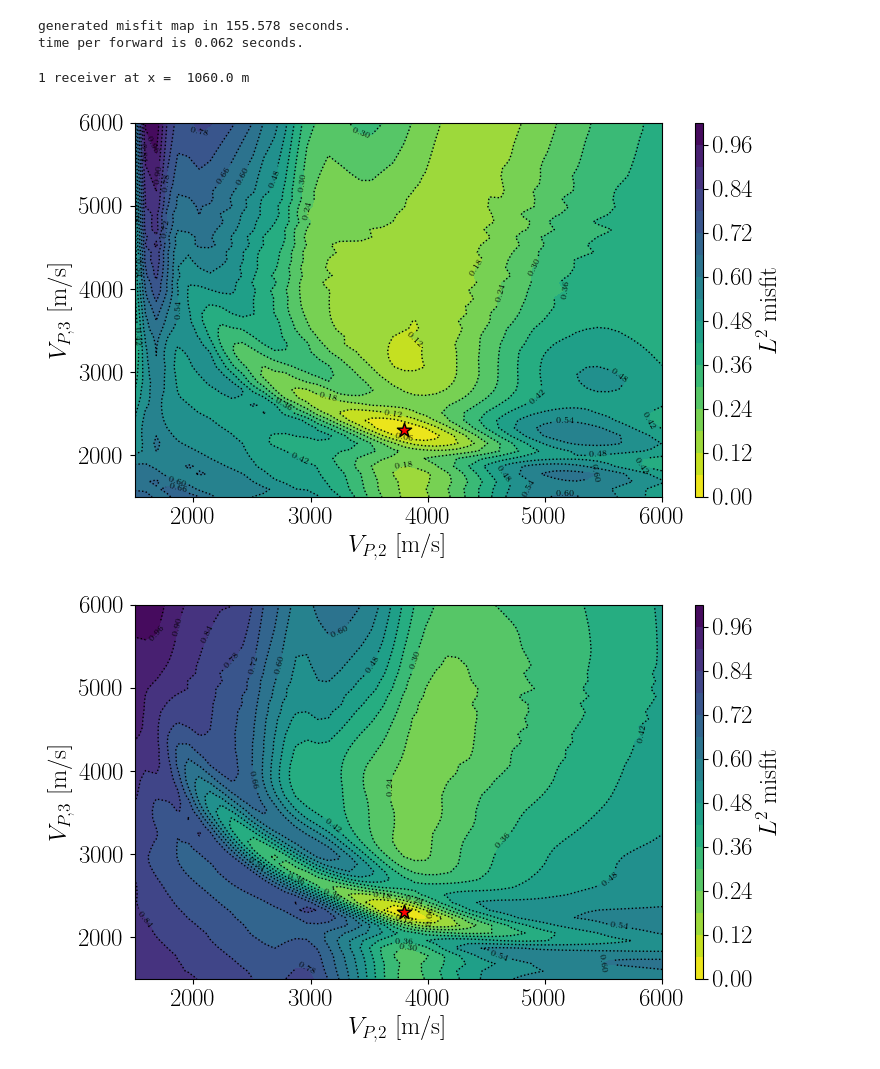
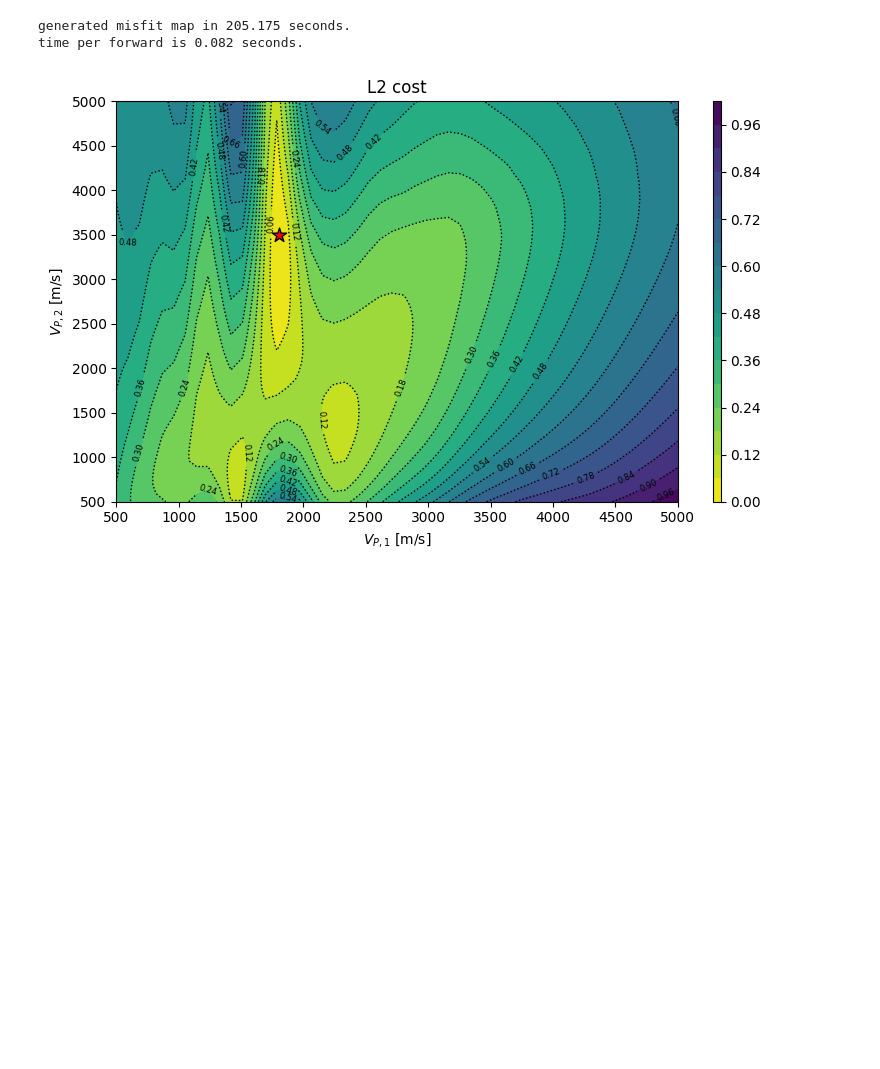
Before and after one commit to pmarchne/reflectivity-acoustic, a Jupyter notebook: notebooks/L2_cost.ipynb, the cells around one changed output. Cells and saved outputs as stored; diff of their text form; code cells hidden in the pictures; blank space fills up the shorter version.

Commit message:
L2 cost demo notebook

```diff
--- a/notebooks/L2_cost.ipynb
+++ b/notebooks/L2_cost.ipynb
@@ -33 +20,6 @@ r : rank-2 array('G') with bounds (nw,nkq)
+# %%
+config = Config(n_receivers=16, x_min=0., x_max=1500.,
+                   z_rec=75., z_src=70., x_src=50., nq_prop=128, f0=10.,
+                   total_time=1.024, delay=0.15, epsilon=1.5, free_surface=False, nfft_pad_factor=4)
+param, acq = build_problem(config)
 # %%
@@ -160,80 +52,28 @@ print("misfit noisy = ", L2_Err_noise)'''
 # %%
-vp_min, vp_max, npts = 1500, 6000, 50
-vp_min2, vp_max2 = 1500, 6000
-
-#vp0, vp1, vp2 = 1900., 2800., 4200.
+vp_min, vp_max, npts = 500, 5000, 50
+vp_min2, vp_max2 = 500, 5000
 
 x_vals = np.linspace(vp_min, vp_max, npts)
 y_vals = np.linspace(vp_min2, vp_max2, npts)
 xgrid, ygrid = np.meshgrid(x_vals, y_vals, indexing='ij')
 COST = np.empty_like(xgrid)
-COST1 = np.empty_like(xgrid)
-COST2 = np.empty_like(xgrid)
-COST4 = np.empty_like(xgrid)
-COST5 = np.empty_like(xgrid)
-COST5_bis = np.empty_like(xgrid)
-COST10 = np.empty_like(xgrid)
 
 start_time = time.time()
 for i in range(npts):
     for j in range(npts):
         point = np.array([xgrid[i, j], ygrid[i, j]])
-        VP = np.array([vps[0], vps[1], point[0], point[1], vps[4]])
-        #VP = np.array([vps[0], point[0], point[1], vps[3], vps[4]])
-        #VP = np.array([vps[0], vps[1], vps[2], point[0], point[1]])
+        VP = np.array([vps[0], vps[1], point[0], point[1]])
         layers = update_from_arrays(layers, vps=VP)
-        dcal = forward(layers, acq, param, free_surface=fs, nq_prop=nquad)
-        COST[i,j] = l2_misfit(dcal, d_obs, std_noise=std_noise)
-        COST1[i,j] = l2_misfit_nobs(dcal, d_obs, ind_obs=[6])
-        #COST2[i,j] = l2_misfit_nobs(dcal, d_obs, ind_obs=[12, 24])
-        #COST4[i,j] = l2_misfit_nobs(dcal, d_obs, ind_obs=[9, 15, 21, 27])
-        #COST5[i,j] = l2_misfit_nobs(dcal, d_obs, ind_obs=[0, 6, 12, 18, 24, 30])
-        #COST5_bis[i,j] = l2_misfit_nobs(dcal, d_obs, ind_obs=[15, 16, 17, 18, 19])
-        #COST10[i,j] = l2_misfit_nobs(dcal, d_obs, ind_obs=[0, 3, 6, 9, 12, 15, 18, 21, 24, 27, 30])
+        d_cal, _ = forward(layers, config, timing=False)
+        COST[i,j] = l2_misfit(d_cal, d_obs)
 
 elapsed_time = time.time() - start_time
 print(f"generated misfit map in {elapsed_time:.3f} seconds.")
 print(f"time per forward is {elapsed_time/(npts*npts):.3f} seconds.")
 # %% [output]
-generated misfit map in 155.578 seconds.
-time per forward is 0.062 seconds.
+generated misfit map in 205.175 seconds.
+time per forward is 0.082 seconds.
-# %%
-def create_plot(X, Y, Z):
-    plt.figure(figsize=(8, 5))
-    maxZ = np.max(Z)
-    contour_lines = plt.contour(X, Y, Z/maxZ, levels=16,
-                                    colors="black", linewidths=1., linestyles="dotted")
-    plt.clabel(contour_lines, inline=True, fontsize=6, fmt="%.2f")  # Add isovalue labels
-    plt.contourf(X, Y, Z/maxZ, levels=16, cmap="viridis_r")
-    plt.colorbar(label="$L^2$ misfit", aspect=50)
-    plt.scatter(vp_ref[0], vp_ref[1], s=115, c="red", marker='*', alpha=1, edgecolors='k')
-    plt.xlabel(r'$V_{P,2}$ [m/s]')
-    plt.ylabel(r'$V_{P,3}$ [m/s]')
-    #plt.xlim([1000, 2500])
-    #plt.ylim([1000, 4000])
-    plt.xlim([vp_min, vp_max])
-    plt.ylim([vp_min2, vp_max2])
-    plt.tight_layout()
 # %%
-print("1 receiver at x = ", x_receivers[6], "m")
-create_plot(xgrid, ygrid, COST1)
-#plt.savefig('L2_cost_1_receiver.png', dpi=300)
-#print("2 receivers at x = [", x_receivers[12], ",", x_receivers[24], "] m")
-#create_plot(xgrid, ygrid, COST2)
-#plt.savefig('L2_cost_2_receivers.png', dpi=300)
-#print("4 receivers at x = [", x_receivers[9], ",", x_receivers[15], ",", x_receivers[21], ",", x_receivers[27], "] m")
-#create_plot(xgrid, ygrid, COST4)
-#plt.savefig('L2_cost_4_receivers.png', dpi=300)
-#print("5 receivers at x = [", x_receivers[0], ",", x_receivers[6], ",", x_receivers[12], ",", x_receivers[18], ",", x_receivers[24], "] m")
-#create_plot(xgrid, ygrid, COST5)
-#plt.savefig('L2_cost_5_receivers.png', dpi=300)
-#print("10 equally spaced receivers")
-#create_plot(xgrid, ygrid, COST10)
-#plt.savefig('L2_cost_10_receivers.png', dpi=300)
-#print("30 equally spaced receivers")
-create_plot(xgrid, ygrid, COST)
-#plt.savefig('L2_cost_30_receivers.png', dpi=300)
+create_plot(xgrid, ygrid, COST/np.max(COST), vps[2], vps[3], vmin=vp_min, vmax=vp_max, title='L2 cost')
 # %% [output]
-1 receiver at x =  1060.0 m
-[figure, old version]
+[figure, new version]
-[figure, removed]
```
Also changed, not shown: parts of 10 cells of this notebook, 4 other files.
